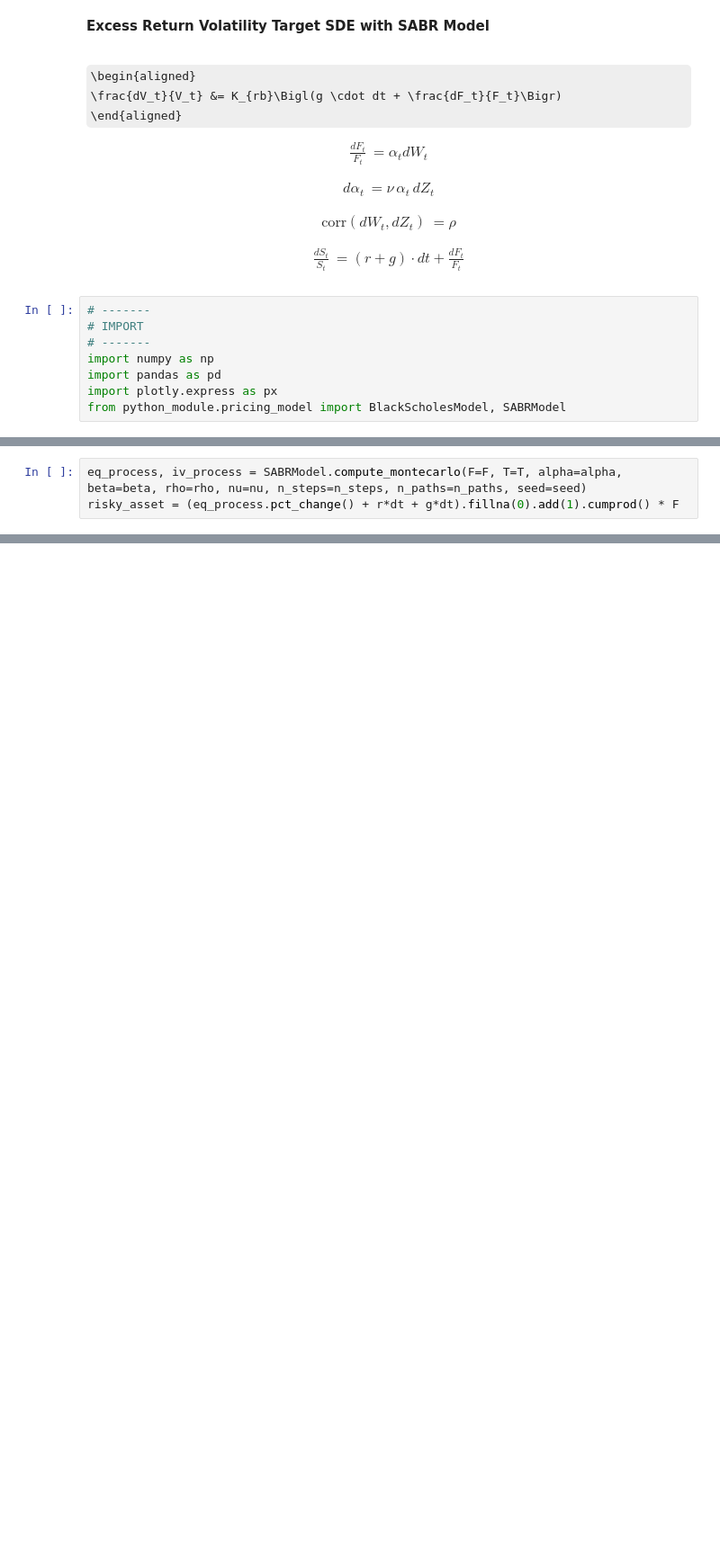
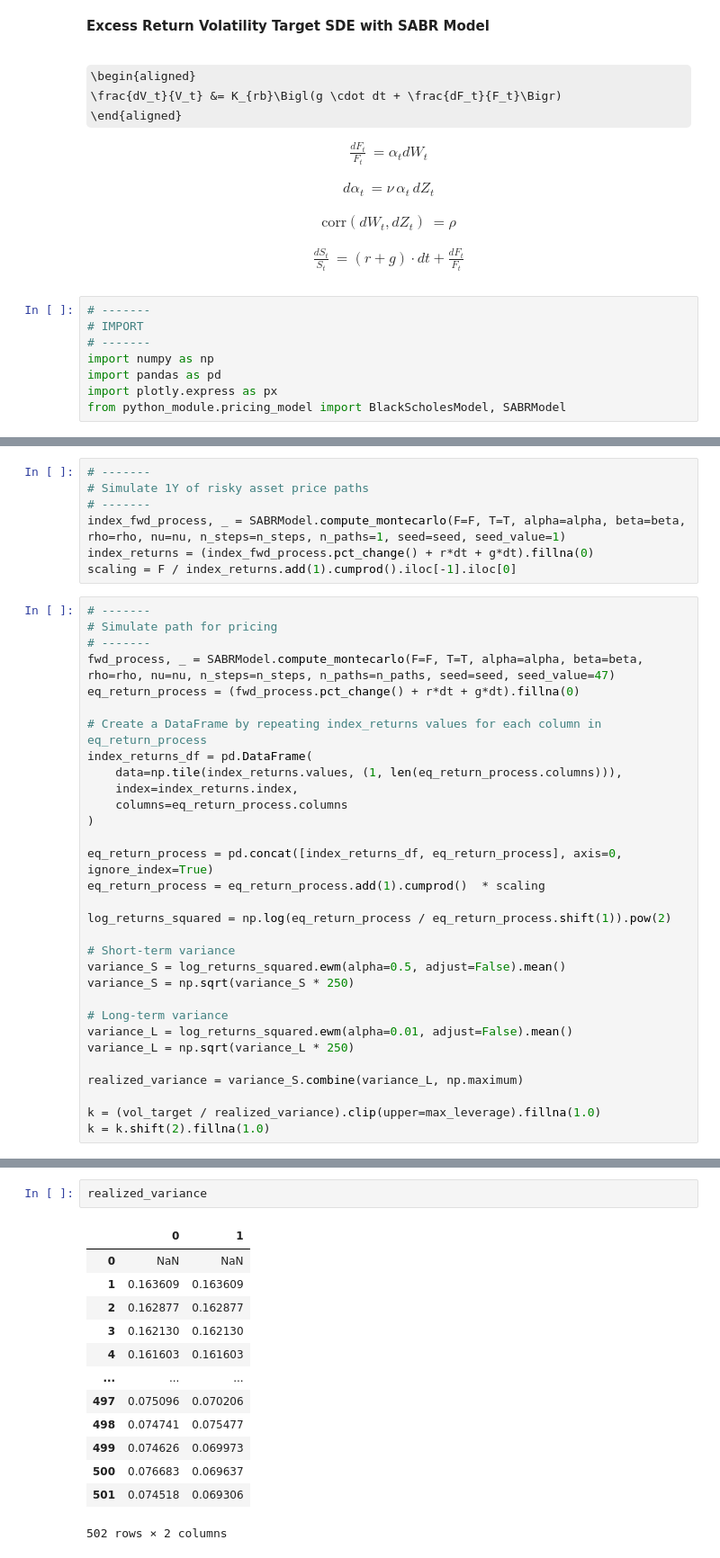
Before and after one commit to kevinlaventure/Quantitative_Methods_and_Analysis, a Jupyter notebook: volatility_target.ipynb, the cells around one changed output, grey strips where cells are left out. Shown at 90% size. Drawn from its saved outputs; the diff is of its cells as text; some formulas as TeX source; blank space fills up the shorter version.

```diff
--- a/volatility_target.ipynb
+++ b/volatility_target.ipynb
@@ -112,5 +112,40 @@ dt = T / n_steps
 vol_target = 0.10
 max_leverage = 1.5
 # %%
-eq_process, iv_process = SABRModel.compute_montecarlo(F=F, T=T, alpha=alpha, beta=beta, rho=rho, nu=nu, n_steps=n_steps, n_paths=n_paths, seed=seed)
-risky_asset = (eq_process.pct_change() + r*dt + g*dt).fillna(0).add(1).cumprod() * F
+# -------
+# Simulate 1Y of risky asset price paths
+# -------
+index_fwd_process, _ = SABRModel.compute_montecarlo(F=F, T=T, alpha=alpha, beta=beta, rho=rho, nu=nu, n_steps=n_steps, n_paths=1, seed=seed, seed_value=1)
+index_returns = (index_fwd_process.pct_change() + r*dt + g*dt).fillna(0)
+scaling = F / index_returns.add(1).cumprod().iloc[-1].iloc[0]
+# %%
+# -------
+# Simulate path for pricing
+# -------
+fwd_process, _ = SABRModel.compute_montecarlo(F=F, T=T, alpha=alpha, beta=beta, rho=rho, nu=nu, n_steps=n_steps, n_paths=n_paths, seed=seed, seed_value=47)
+eq_return_process = (fwd_process.pct_change() + r*dt + g*dt).fillna(0)
+
+# Create a DataFrame by repeating index_returns values for each column in eq_return_process
+index_returns_df = pd.DataFrame(
+    data=np.tile(index_returns.values, (1, len(eq_return_process.columns))),
+    index=index_returns.index,
+    columns=eq_return_process.columns
+)
+
+eq_return_process = pd.concat([index_returns_df, eq_return_process], axis=0, ignore_index=True)
+eq_return_process = eq_return_process.add(1).cumprod()  * scaling
+
+log_returns_squared = np.log(eq_return_process / eq_return_process.shift(1)).pow(2)
+
+# Short-term variance
+variance_S = log_returns_squared.ewm(alpha=0.5, adjust=False).mean()
+variance_S = np.sqrt(variance_S * 250)
+
+# Long-term variance
+variance_L = log_returns_squared.ewm(alpha=0.01, adjust=False).mean()
+variance_L = np.sqrt(variance_L * 250)
+
+realized_variance = variance_S.combine(variance_L, np.maximum)
+
+k = (vol_target / realized_variance).clip(upper=max_leverage).fillna(1.0)
+k = k.shift(2).fillna(1.0)
@@ -116,0 +154,16 @@ risky_asset = (eq_process.pct_change() + r*dt + g*dt).fillna(0).add(1).cumprod()
+# %%
+realized_variance
+# %% [output]
+|  | 0 | 1 |
+| 0 | NaN | NaN |
+| 1 | 0.163609 | 0.163609 |
+| 2 | 0.162877 | 0.162877 |
+| 3 | 0.162130 | 0.162130 |
+| 4 | 0.161603 | 0.161603 |
+| ... | ... | ... |
+| 497 | 0.075096 | 0.070206 |
+| 498 | 0.074741 | 0.075477 |
+| 499 | 0.074626 | 0.069973 |
+| 500 | 0.076683 | 0.069637 |
+| 501 | 0.074518 | 0.069306 |
+502 rows × 2 columns
```
Also changed, not shown: parts of 5 cells of this notebook, 1 other file.
